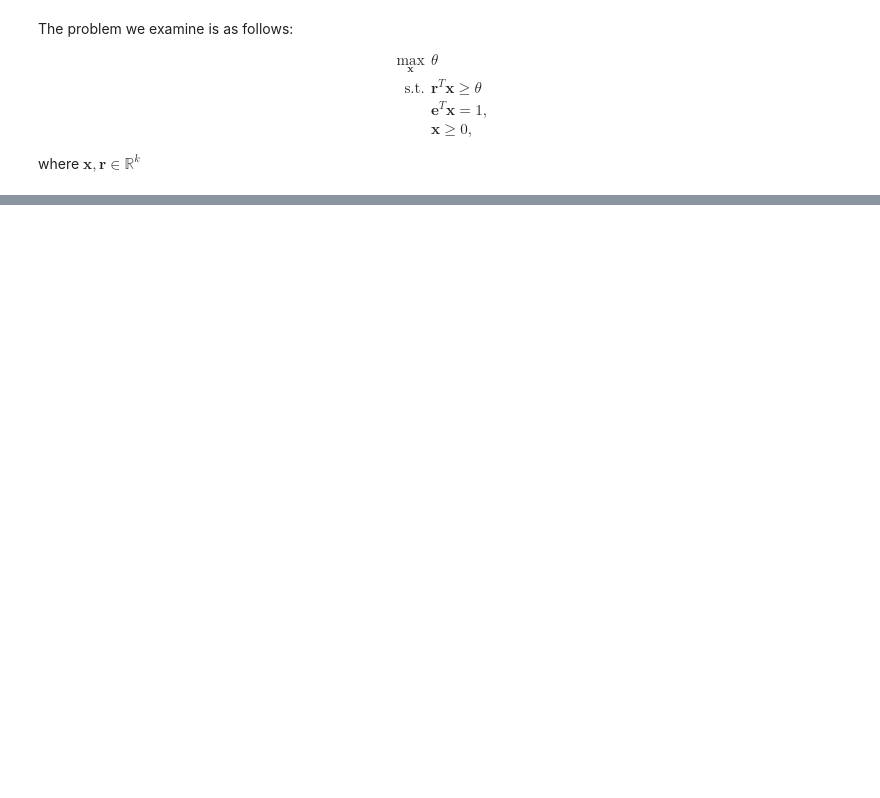
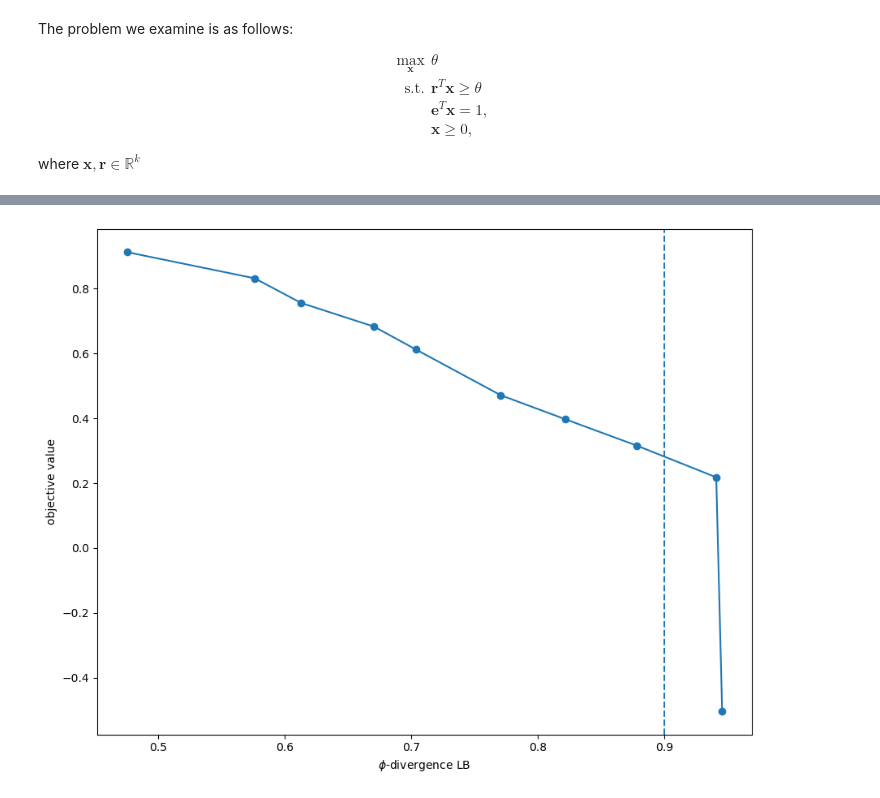
Before and after one commit to JustinStarreveld/ROBIST, a Jupyter notebook: Code/PortfolioManagement.ipynb, the cells around one changed output, grey strips where cells are left out. Drawn from its saved outputs; the diff is of its cells as text; code cells hidden in the pictures; blank space fills up the shorter version.

```diff
--- a/Code/PortfolioManagement.ipynb
+++ b/Code/PortfolioManagement.ipynb
@@ -95,0 +149,4 @@ array([ 2.65815148e-12, -2.82384671e-11,  2.65815148e-12, -2.67486588e-11,
+# %%
+dataio.plot_pareto_curve(pareto_solutions, beta, None, None, None, None)
+# %% [output]
+[figure, added]
```
Also changed, not shown: parts of 39 cells of this notebook, 4 other files.
